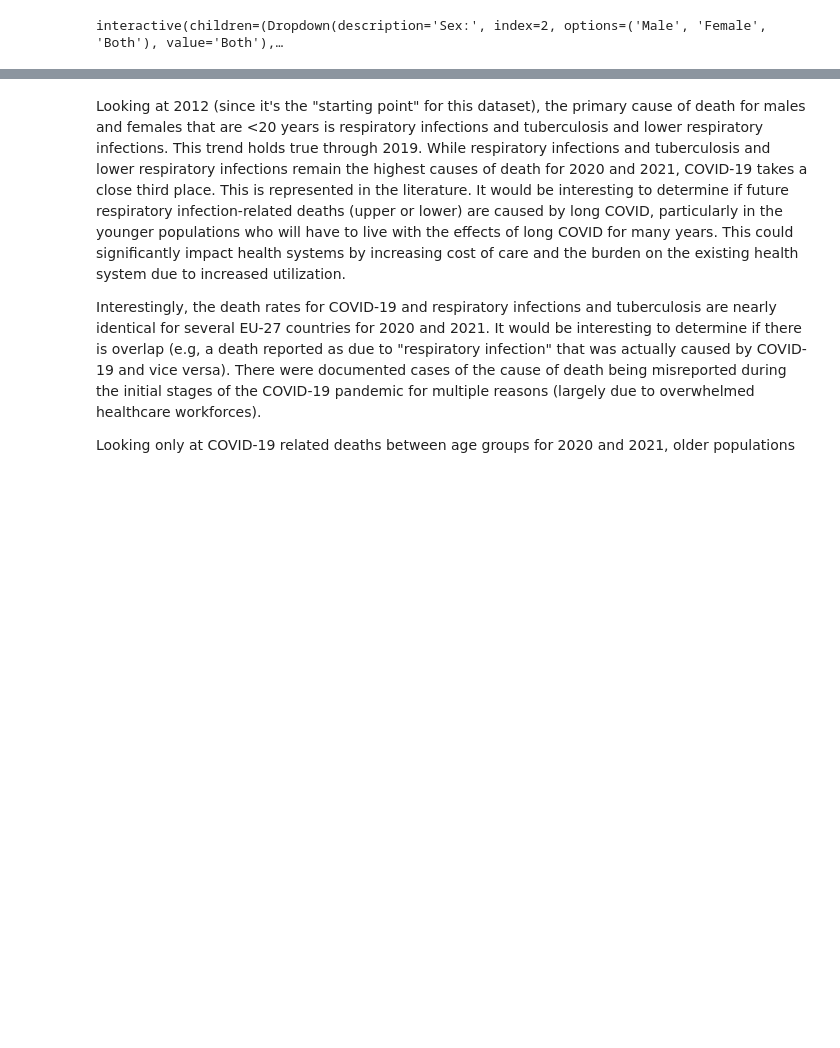
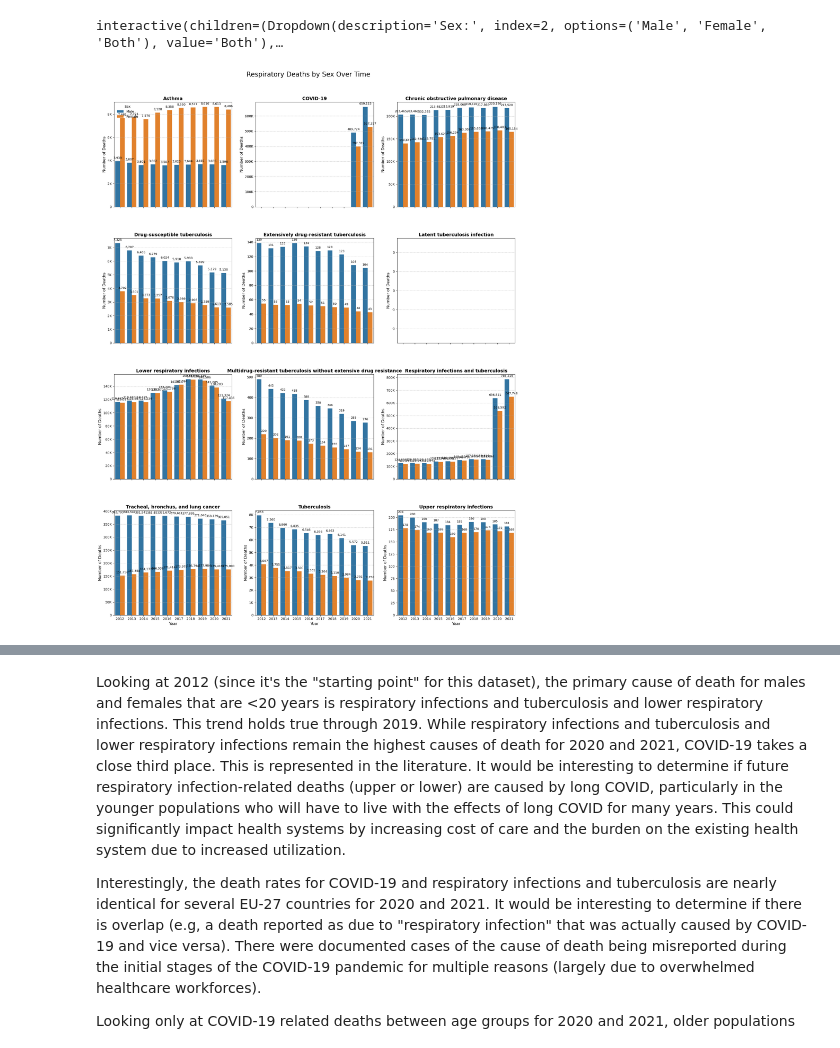
Before and after one commit to chrislagamba/Python-Data-Analysis, a Jupyter notebook: Respiratory Causes of Death - EU-27 - 2012-2021/EU_respiratory_deaths_2012_2021.ipynb, the cells around one changed output, grey strips where cells are left out. Saved outputs shown, nothing was run; the diff lists cells and outputs as text; code cells hidden in the pictures; blank space fills up the shorter version.

Commit message:
Added subplots for number of deaths by cause and gender

```diff
--- a/Respiratory Causes of Death - EU-27 - 2012-2021/EU_respiratory_deaths_2012_2021.ipynb
+++ b/Respiratory Causes of Death - EU-27 - 2012-2021/EU_respiratory_deaths_2012_2021.ipynb
@@ -462,3 +468,90 @@ def create_interactive_plot(Sex, Age, Year):
     ## I prefer this presentation. Lots of information available and can filter to what is desired
 # %% [output]
 interactive(children=(Dropdown(description='Sex:', index=2, options=('Male', 'Female', 'Both'), value='Both'),…
+# %%
+## Stacked barplot for number of deaths for each gender, subplotted by cause for easier comparison between sex
+
+# Filter for death numbers - exclude 'Both' sex category
+death_numbers = gbd[
+    (gbd['measure'] == 'Deaths') &
+    (gbd['metric'] == 'Number') &
+    (gbd['sex'].isin(['Male', 'Female']))  # Only include Male and Female
+].copy()
+
+# Aggregate data by cause, year, and sex
+grouped = death_numbers.groupby(['cause', 'year', 'sex'], as_index=False, observed=False)['val'].sum()
+
+# Get unique causes and years
+causes = sorted(grouped['cause'].unique())
+years = sorted(grouped['year'].unique())
+
+# Create color palette for sexes - only Male and Female
+sex_palette = {'Male': '#1f77b4', 'Female': '#ff7f0e'}
+
+# Create subplot grid
+ncols = min(3, len(causes))
+nrows = int(np.ceil(len(causes) / ncols))
+fig, axes = plt.subplots(nrows, ncols, figsize=(18, 6 * nrows), sharex=True, sharey=False)
+axes = axes.flatten() if isinstance(axes, np.ndarray) else [axes]
+
+# Plot each cause in a separate subplot
+for i, cause in enumerate(causes):
+    ax = axes[i]
+    cause_data = grouped[grouped['cause'] == cause]
+
+    # Create bar plot - specify hue_order to match our palette
+    sns.barplot(
+        data=cause_data,
+        x='year',
+        y='val',
+        hue='sex',
+        hue_order=['Male', 'Female'],  # Ensure correct order
+        palette=sex_palette,
+        ax=ax,
+        errorbar=None
+    )
+
+    # Customize subplot
+    ax.set_title(cause, fontsize=14, fontweight='bold')
+    ax.set_xlabel('Year', fontsize=12)
+    ax.set_ylabel('Number of Deaths', fontsize=12)
+
+    # Format y-axis
+    ax.ticklabel_format(axis='y', style='plain')
+    ax.yaxis.set_major_formatter(plt.FuncFormatter(lambda x, loc: f'{x/1000:.0f}K' if x >= 1000 else f'{x:.0f}'))
+
+    # Add grid
+    ax.grid(axis='y', linestyle='--', alpha=0.7)
+
+    # Add data labels
+    for p in ax.patches:
+        height = p.get_height()
+        if height > 0:  # Only label bars with values
+            ax.annotate(
+                f'{height:,.0f}',
+                (p.get_x() + p.get_width() / 2., height),
+                ha='center', va='bottom',
+                xytext=(0, 5),
+                textcoords='offset points',
+                fontsize=9
+            )
+
+    # Remove legend except for first subplot
+    if i > 0:
+        ax.get_legend().remove()
+    else:
+        ax.legend(title='Sex', frameon=False)
+
+# Handle empty subplots
+for j in range(i + 1, len(axes)):
+    axes[j].axis('off')
+
+# Add overall title
+plt.suptitle('Respiratory Deaths by Sex Over Time', fontsize=20, y=0.98)
+
+# Adjust layout
+plt.tight_layout(rect=[0, 0, 1, 0.96])  # Make room for suptitle
+plt.subplots_adjust(hspace=0.3, wspace=0.2)  # Adjust spacing between subplots
+plt.show()
+# %% [output]
+[figure, added]
```
Also changed, not shown: parts of 3 cells of this notebook.
